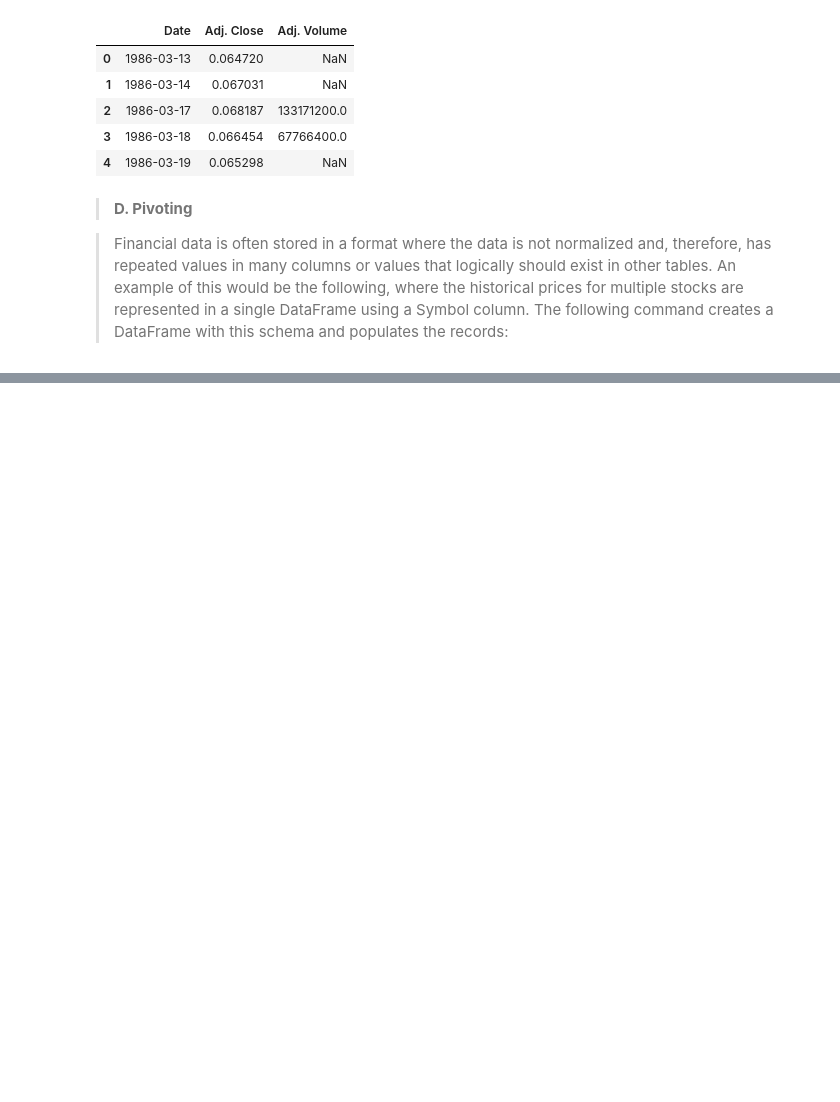
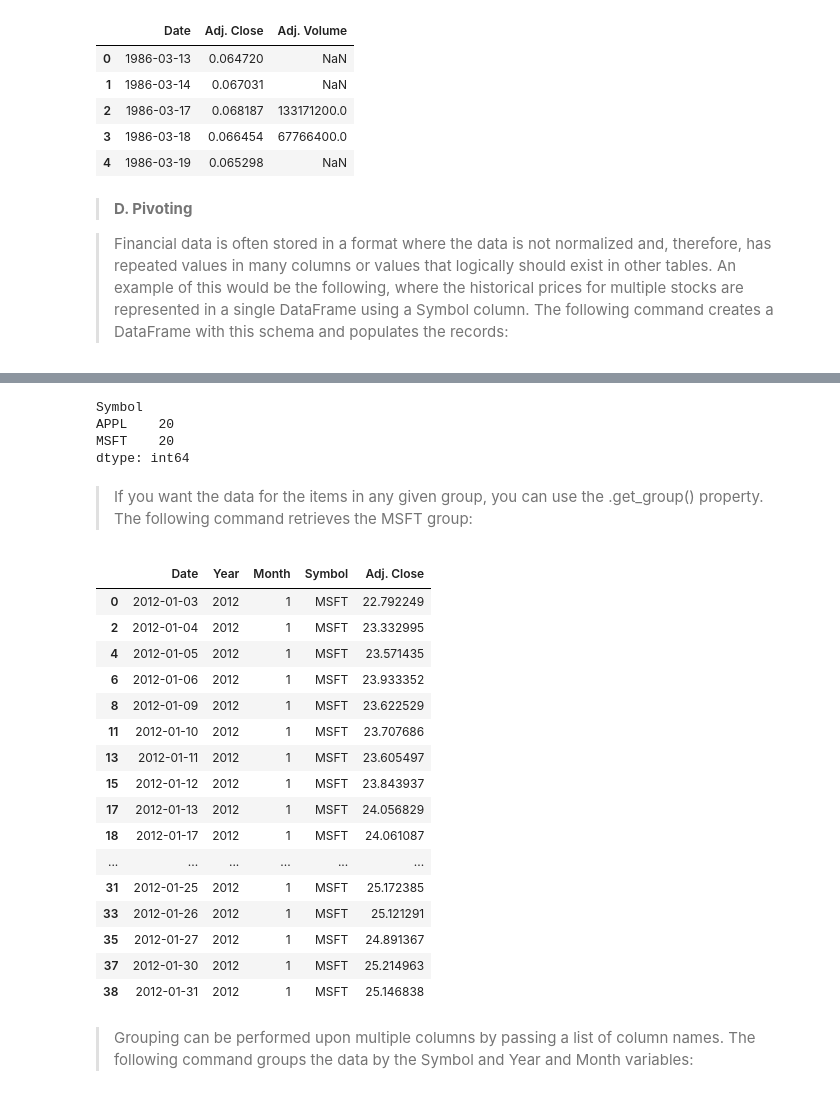
Before and after one commit to gauravsingh1012/Data-Analysis-and-Data-Visualisation, a Jupyter notebook: Mastering_Pandas_For_Finance.ipynb, the cells around one changed output, grey strips where cells are left out. Saved outputs shown, nothing was run; the diff lists cells and outputs as text; code cells hidden in the pictures; blank space fills up the shorter version.

```diff
--- a/Mastering_Pandas_For_Finance.ipynb
+++ b/Mastering_Pandas_For_Finance.ipynb
@@ -430,3 +430,11 @@ in other tables. An example of this would be the following, where the historical
 prices for multiple stocks are represented in a single DataFrame using a Symbol
 column. The following command creates a DataFrame with this schema and
 populates the records:
+# %%
+msftJan = msft['2012-01']
+applJan = appl['2012-01']
+msftJan.insert(0, 'Symbol', 'MSFT')
+applJan.insert(0, 'Symbol', 'APPL')
+combined = pd.concat([msftJan, applJan]).sort_index()
+janData = combined.reset_index();
+janData[:6]
@@ -432,0 +647,4 @@ populates the records:
+# %%
+JanSC = combined[['Symbol', 'Adj. Close']].reset_index()
+JanSC.insert(1, 'Year', pd.DatetimeIndex(JanSC['Date']).year)
+JanSC.insert(2, 'Month',pd.DatetimeIndex(JanSC['Date']).month)
@@ -432,0 +698,3 @@ populates the records:
+# %%
+grouped = JanSC.groupby('Symbol')
+type(grouped.groups)
@@ -432,0 +758,38 @@ populates the records:
+# %%
+grouped.size()
+# %% [output]
+Symbol
+APPL    20
+MSFT    20
+dtype: int64
+# %% [markdown]
+
+
+> If you want the data for the items in any given group, you can use the .get_group()
+property. The following command retrieves the MSFT group:
+# %%
+grouped.get_group('MSFT')
+# %% [output]
+|  | Date | Year | Month | Symbol | Adj. Close |
+| 0 | 2012-01-03 | 2012 | 1 | MSFT | 22.792249 |
+| 2 | 2012-01-04 | 2012 | 1 | MSFT | 23.332995 |
+| 4 | 2012-01-05 | 2012 | 1 | MSFT | 23.571435 |
+| 6 | 2012-01-06 | 2012 | 1 | MSFT | 23.933352 |
+| 8 | 2012-01-09 | 2012 | 1 | MSFT | 23.622529 |
+| 11 | 2012-01-10 | 2012 | 1 | MSFT | 23.707686 |
+| 13 | 2012-01-11 | 2012 | 1 | MSFT | 23.605497 |
+| 15 | 2012-01-12 | 2012 | 1 | MSFT | 23.843937 |
+| 17 | 2012-01-13 | 2012 | 1 | MSFT | 24.056829 |
+| 18 | 2012-01-17 | 2012 | 1 | MSFT | 24.061087 |
+| ... | ... | ... | ... | ... | ... |
+| 31 | 2012-01-25 | 2012 | 1 | MSFT | 25.172385 |
+| 33 | 2012-01-26 | 2012 | 1 | MSFT | 25.121291 |
+| 35 | 2012-01-27 | 2012 | 1 | MSFT | 24.891367 |
+| 37 | 2012-01-30 | 2012 | 1 | MSFT | 25.214963 |
+| 38 | 2012-01-31 | 2012 | 1 | MSFT | 25.146838 |
+# %% [markdown]
+
+
+> Grouping can be performed upon multiple columns by passing a list of column
+names. The following command groups the data by the Symbol and Year and Month
+variables:
```
Also changed, not shown: parts of 62 cells of this notebook.
